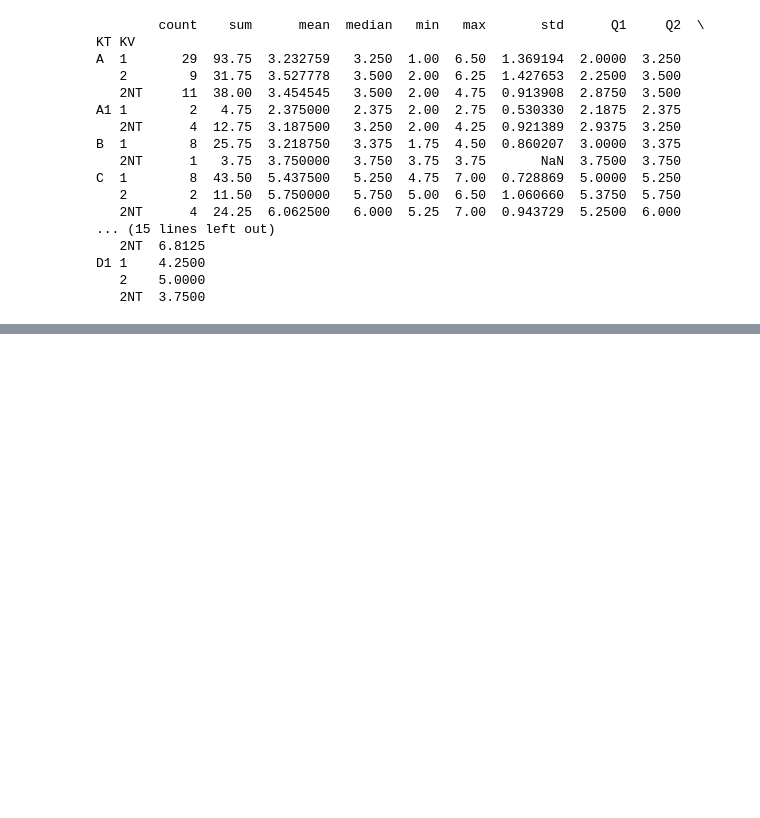
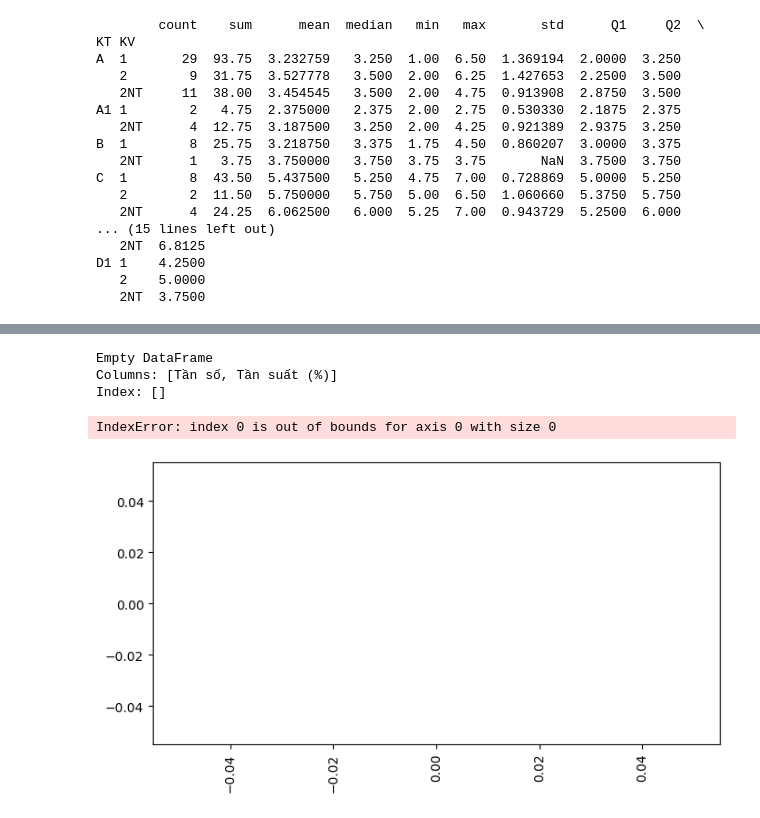
Before and after one commit to Thinh065/Thinh065-PhanTichDuLieunHocSau, a Jupyter notebook: lap2.ipynb, the cells around one changed output, grey strips where cells are left out. Cells and saved outputs as stored; diff of their text form; code cells hidden in the pictures; blank space fills up the shorter version.

```diff
--- a/lap2.ipynb
+++ b/lap2.ipynb
@@ -152,0 +261,37 @@ C  1   0.0      5.0000       5.250      5.4375      8  7.00  5.437500   5.250
+# %%
+# Câu 4: Hãy trình bày dữ liệu biến KV với các học sinh là nam thuộc dân tộc Kinh, có điểm thỏa mãn điều kiện (DH1 >= 5.0 và DH2 >= 4.0 và DH3 >= 4.0
+
+# Lọc dữ liệu
+loc_data = df[
+    (df['GT'] == 'M') &
+    (df['DT'] == '0') &
+    (df['DH1'] >= 5.0) &
+    (df['DH2'] >= 4.0) &
+    (df['DH3'] >= 4.0)
+]
+
+# Lập bảng tần số và tần suất của biến KV
+kv_tanso = loc_data['KV'].value_counts()
+kv_tansuat = loc_data['KV'].value_counts(normalize=True) * 100
+
+# Tạo bảng tổng hợp
+kv_table = pd.DataFrame({
+    'Tần số': kv_tanso,
+    'Tần suất (%)': kv_tansuat
+})
+print(kv_table)
+
+# Vẽ biểu đồ tần số (cột)
+plt.figure(figsize=(8, 4))
+kv_tanso.plot(kind='bar', color='lightgreen')
+plt.title('Biểu đồ tần số của biến KV (học sinh nam, dân tộc Kinh, điểm thỏa mãn điều kiện)')
+plt.xlabel('Khu vực')
+plt.ylabel('Tần số')
+plt.xticks(rotation=0)
+plt.show()
+# %% [output]
+Empty DataFrame
+Columns: [Tần số, Tần suất (%)]
+Index: []
+IndexError: index 0 is out of bounds for axis 0 with size 0
+[figure, added]
```
Also changed, not shown: parts of 7 cells of this notebook.
